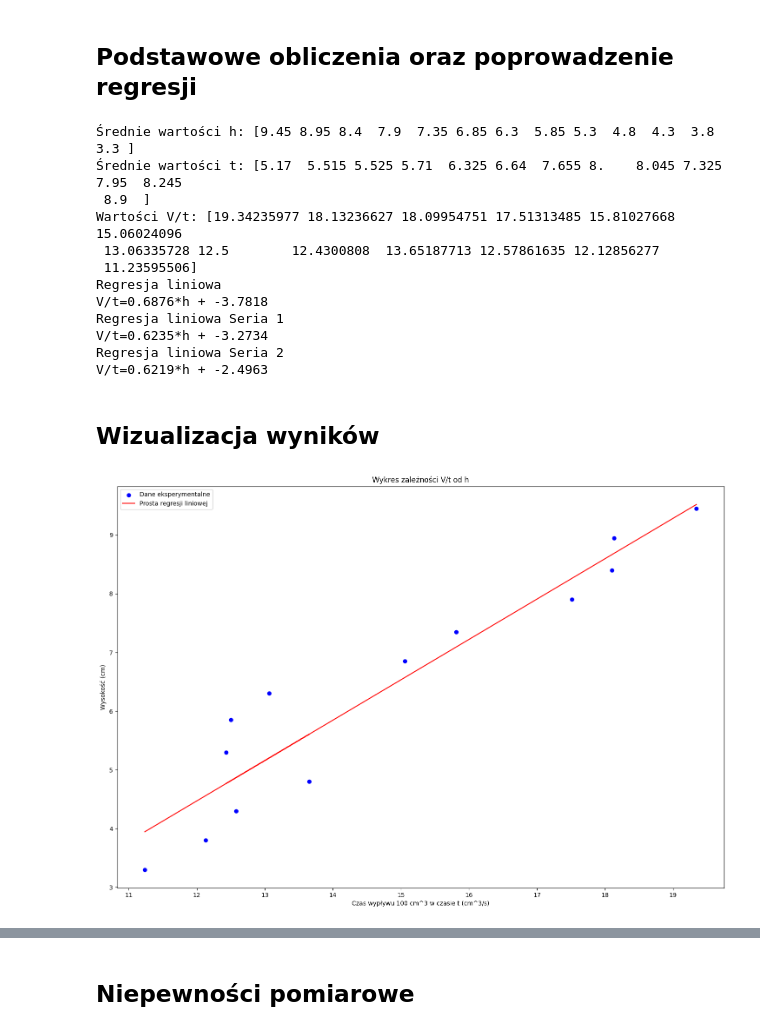
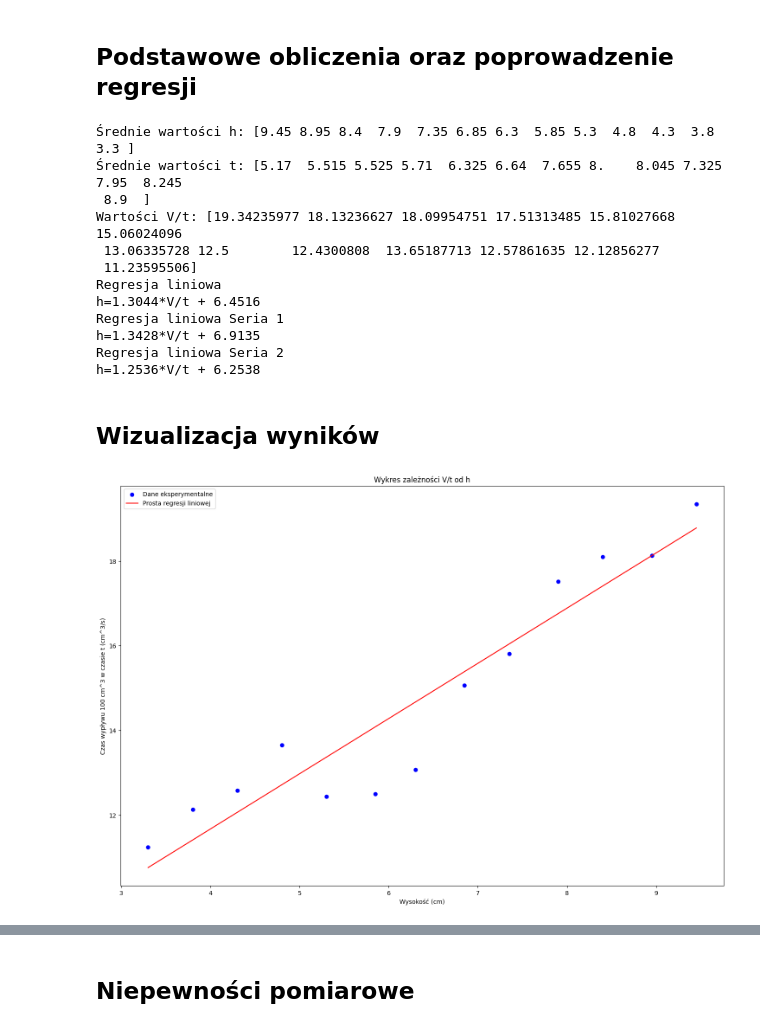
Before and after one commit to milosz0542/I-pracownia-fizyczna-2, a Jupyter notebook: Sprawozdanie37/Obliczenia37.ipynb, the cells around one changed output, grey strips where cells are left out. Drawn from its saved outputs; the diff is of its cells as text; code cells hidden in the pictures.

```diff
--- a/Sprawozdanie37/Obliczenia37.ipynb
+++ b/Sprawozdanie37/Obliczenia37.ipynb
@@ -30,7 +30,7 @@ t_2 = numpy_seria_4[:, 1] # All rows, second column (index 1)
 # %% [markdown]
 ## Podstawowe obliczenia oraz poprowadzenie regresji
 # %%
-# Obliczenie średniej wartości dla h i t
+[]# Obliczenie średniej wartości dla h i t
 h = (h_1 + h_2) / 2
 t = (t_1 + t_2) / 2
 
@@ -43,22 +43,22 @@ print("Średnie wartości t:", t)
 print("Wartości V/t:", V_div_t)
 
 # Regresja liniowa
-wspolczynniki1 = np.polyfit(V_div_t1, h_1, 1)
+wspolczynniki1 = np.polyfit(h_1, V_div_t1, 1)
 prosta_regresji1 = np.poly1d(wspolczynniki1)
 
-wspolczynniki2 = np.polyfit(V_div_t2, h_2, 1)
+wspolczynniki2 = np.polyfit(h_2, V_div_t2, 1)
 prosta_regresji2 = np.poly1d(wspolczynniki2)
 
-wspolczynniki = np.polyfit(V_div_t, h, 1)
+wspolczynniki = np.polyfit(h, V_div_t, 1)
 prosta_regresji = np.poly1d(wspolczynniki)
 
 print("Regresja liniowa")
-print(f"V/t={wspolczynniki[0]:.4f}*h + {wspolczynniki[1]:.4f}")
+print(f"h={wspolczynniki[0]:.4f}*V/t + {wspolczynniki[1]:.4f}")
 
 print("Regresja liniowa Seria 1")
-print(f"V/t={wspolczynniki1[0]:.4f}*h + {wspolczynniki1[1]:.4f}")
+print(f"h={wspolczynniki1[0]:.4f}*V/t + {wspolczynniki1[1]:.4f}")
 print("Regresja liniowa Seria 2")
-print(f"V/t={wspolczynniki2[0]:.4f}*h + {wspolczynniki2[1]:.4f}")
+print(f"h={wspolczynniki2[0]:.4f}*V/t + {wspolczynniki2[1]:.4f}")
 # %% [output]
 Średnie wartości h: [9.45 8.95 8.4  7.9  7.35 6.85 6.3  5.85 5.3  4.8  4.3  3.8  3.3 ]
 Średnie wartości t: [5.17  5.515 5.525 5.71  6.325 6.64  7.655 8.    8.045 7.325 7.95  8.245
@@ -67,23 +67,23 @@ Wartości V/t: [19.34235977 18.13236627 18.09954751 17.51313485 15.81027668 15.0
  13.06335728 12.5        12.4300808  13.65187713 12.57861635 12.12856277
  11.23595506]
 Regresja liniowa
-V/t=0.6876*h + -3.7818
+h=1.3044*V/t + 6.4516
 Regresja liniowa Seria 1
-V/t=0.6235*h + -3.2734
+h=1.3428*V/t + 6.9135
 Regresja liniowa Seria 2
-V/t=0.6219*h + -2.4963
+h=1.2536*V/t + 6.2538
 # %% [markdown]
 ## Wizualizacja wyników
 # %%
 plt.figure(figsize=(18, 12))
-plt.scatter(V_div_t, h, color='blue', label='Dane eksperymentalne')
-plt.plot(V_div_t, prosta_regresji(V_div_t), color='red', label='Prosta regresji liniowej')
+plt.scatter(h, V_div_t, color='blue', label='Dane eksperymentalne')
+plt.plot(h, prosta_regresji(h), color='red', label='Prosta regresji liniowej')
 plt.title('Wykres zależności V/t od h')
-plt.xlabel('Czas wypływu 100 cm^3 w czasie t (cm^3/s)')
-plt.ylabel('Wysokość (cm)')
+plt.ylabel('Czas wypływu 100 cm^3 w czasie t (cm^3/s)')
+plt.xlabel('Wysokość (cm)')
 plt.legend()
 plt.show()
 # %% [output]
-[figure, old version]
+[figure, new version]
 # %%
 plt.figure(figsize=(18, 12))
```
Also changed, not shown: parts of 2 cells of this notebook, 11 other files.
